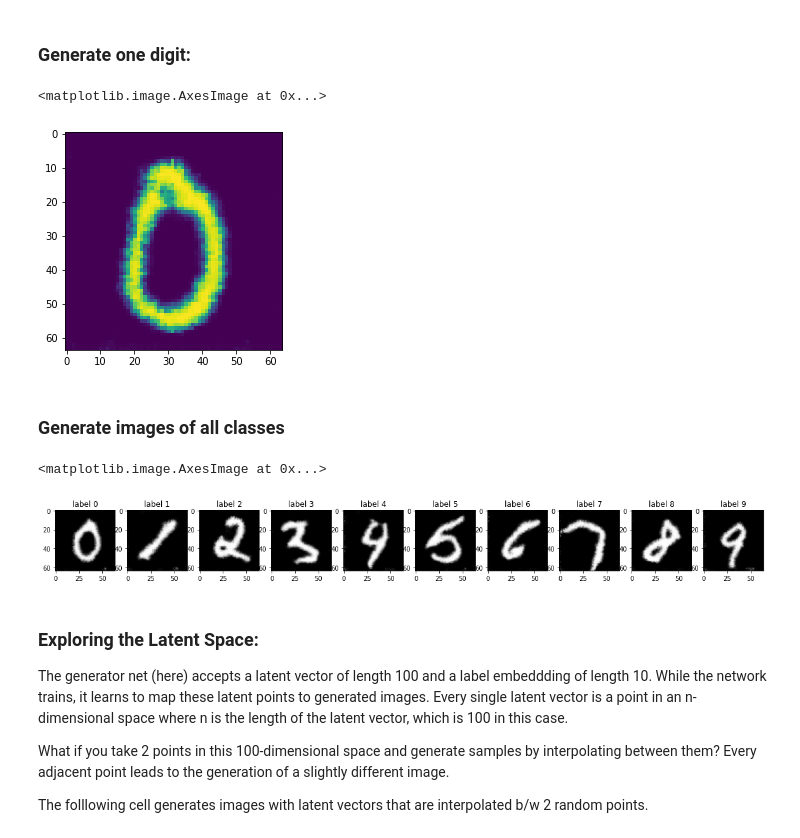
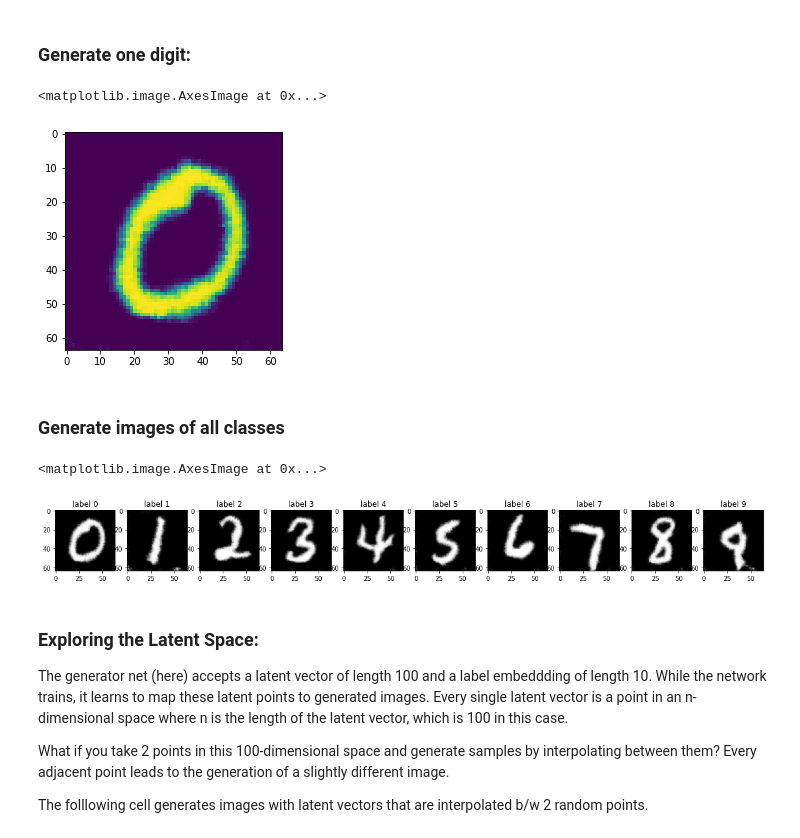
Before and after one commit to Mainakdeb/deceptive-digits, a Jupyter notebook: deceptive-digits.ipynb, the cells around one changed output. Drawn from its saved outputs; the diff is of its cells as text; code cells hidden in the pictures.

```diff
--- a/deceptive-digits.ipynb
+++ b/deceptive-digits.ipynb
@@ -374,49 +361,51 @@ plt.show()
 # %% [markdown]
 ### Generate one digit:
 # %%
-def generate_digit_from_label(label):
-  single_noise = torch.randn(1, nz, 1, 1, device=device)
+def generate_digit_from_label(label, seed):
+
   fake_label = torch.tensor([label]).cuda()
 #   print("sn", single_noise.shape)
 #   print("label", fake_label.shape)
   with torch.no_grad():
-    fake_ = netG(single_noise, fake_label).detach().cpu()
+    fake_ = netG(seed, fake_label).detach().cpu()
 #   print(single_noise.shape, fake_label.shape)
 #   print(type(single_noise), type(fake_label))
   return(fake_.squeeze())
 
-plt.imshow(generate_digit_from_label(0))
+
+seed = torch.randn(1, nz, 1, 1, device=device)
+plt.imshow(generate_digit_from_label(0, seed))
 # %% [output]
 <matplotlib.image.AxesImage at 0x...>
-[figure, old version]
+[figure, new version]
 # %% [markdown]
 ### Generate images of all classes
 # %%
 fig, axes = plt.subplots(1,10, figsize = (20,8))
 
 axes[0].set_title('label 0')
-axes[0].imshow(generate_digit_from_label(0), cmap="gray")
+axes[0].imshow(generate_digit_from_label(0, seed), cmap="gray")
 axes[1].set_title('label 1')
-axes[1].imshow(generate_digit_from_label(1), cmap="gray")
+axes[1].imshow(generate_digit_from_label(1, seed), cmap="gray")
 axes[2].set_title('label 2')
-axes[2].imshow(generate_digit_from_label(2), cmap="gray")
+axes[2].imshow(generate_digit_from_label(2, seed), cmap="gray")
 axes[3].set_title('label 3')
-axes[3].imshow(generate_digit_from_label(3), cmap="gray")
+axes[3].imshow(generate_digit_from_label(3, seed), cmap="gray")
 axes[4].set_title('label 4')
-axes[4].imshow(generate_digit_from_label(4), cmap="gray")
+axes[4].imshow(generate_digit_from_label(4, seed), cmap="gray")
 axes[5].set_title('label 5')
-axes[5].imshow(generate_digit_from_label(5), cmap="gray")
+axes[5].imshow(generate_digit_from_label(5, seed), cmap="gray")
 axes[6].set_title('label 6')
-axes[6].imshow(generate_digit_from_label(6), cmap="gray")
+axes[6].imshow(generate_digit_from_label(6, seed), cmap="gray")
 axes[7].set_title('label 7')
-axes[7].imshow(generate_digit_from_label(7), cmap="gray")
+axes[7].imshow(generate_digit_from_label(7, seed), cmap="gray")
 axes[8].set_title('label 8')
-axes[8].imshow(generate_digit_from_label(8), cmap="gray")
+axes[8].imshow(generate_digit_from_label(8, seed), cmap="gray")
 axes[9].set_title('label 9')
-axes[9].imshow(generate_digit_from_label(9), cmap="gray")
+axes[9].imshow(generate_digit_from_label(9, seed), cmap="gray")
 # %% [output]
 <matplotlib.image.AxesImage at 0x...>
-[figure, old version]
+[figure, new version]
 # %% [markdown]
 ### Exploring the Latent Space:
 The generator net (here) accepts a latent vector of length 100 and a label embeddding of length 10. While the network trains, it learns to map these latent points to generated images. Every single latent vector is a point in an n-dimensional space where n is the length of the latent vector, which is 100 in this case.
```
Also changed, not shown: parts of 8 cells of this notebook.
